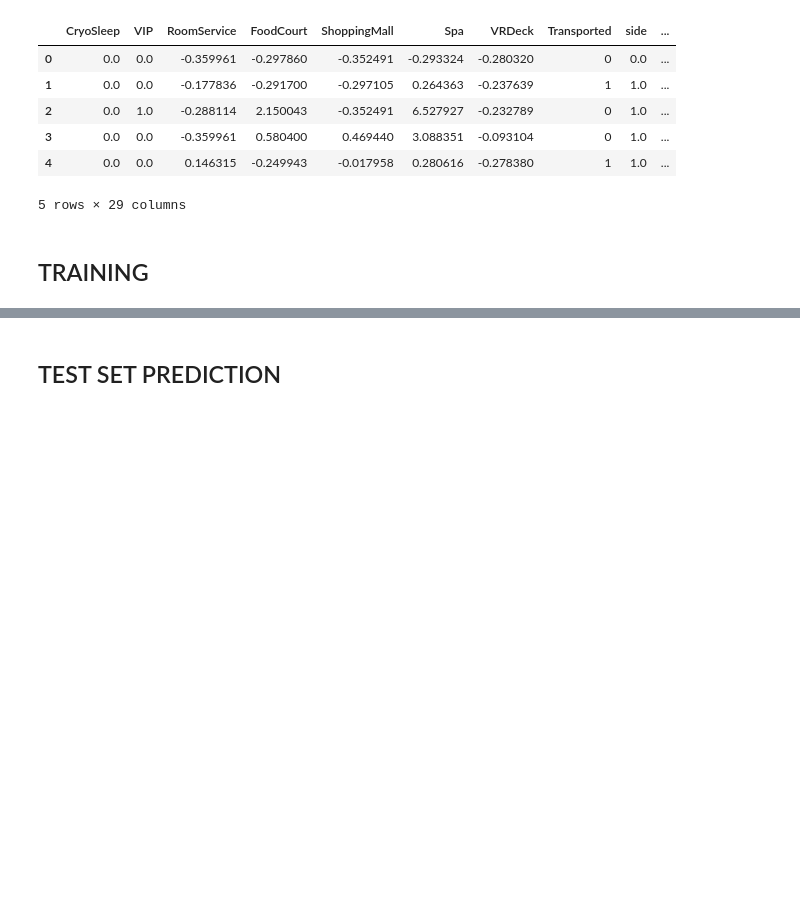
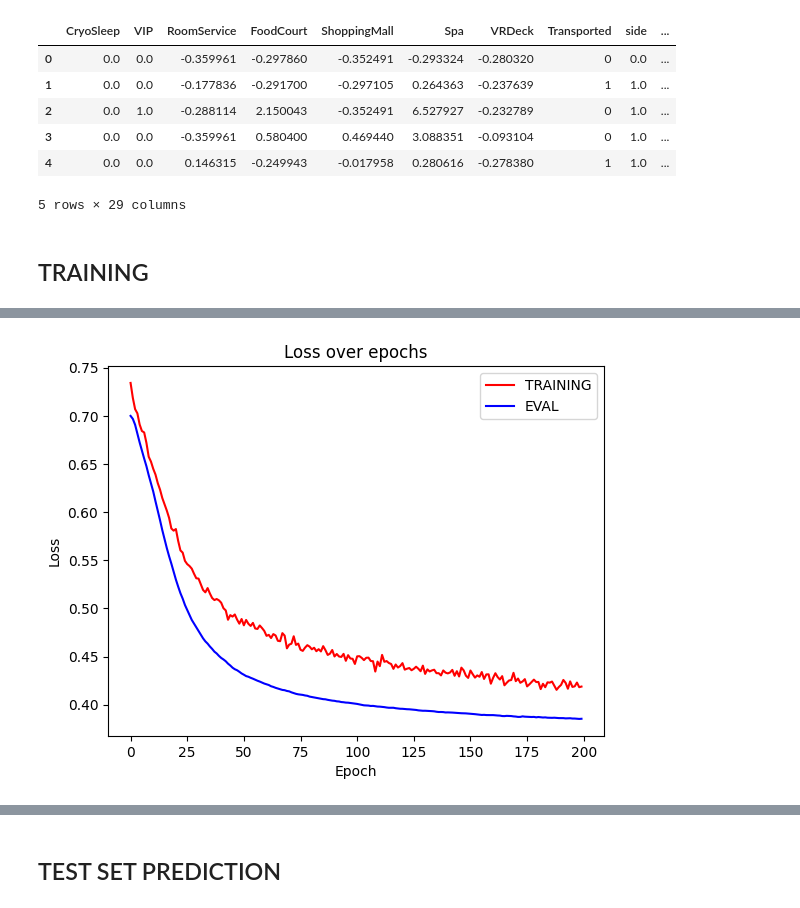
Before and after one commit to marcodavidg/Spaceship-Titanic, a Jupyter notebook: spaceship-with-pytorch-model.ipynb, the cells around one changed output, grey strips where cells are left out. Saved outputs shown, nothing was run; the diff lists cells and outputs as text; code cells hidden in the pictures; blank space fills up the shorter version.

Commit message:
Kaggle Notebook | Spaceship with Pytorch model | ~80% Accuracy

```diff
--- a/spaceship-with-pytorch-model.ipynb
+++ b/spaceship-with-pytorch-model.ipynb
@@ -242,9 +262,9 @@ train_df.head()
 # %%
 def impute_numeric_cols(df, columns):
 
-    for col in columns:
-
-        df[col].fillna(df[col].median(), inplace=True)
+    for column in columns:
+        col = df[column]
+        col.fillna(col.median(), inplace=True)
 
     return df
 # %%
@@ -506,16 +513,16 @@ class SimpleBinaryClassifier(nn.Module):
 model = SimpleBinaryClassifier(X_train.shape[1])
 criterion = nn.BCELoss()  # Binary Cross-Entropy Loss
 optimizer = optim.Adam(model.parameters(), lr=0.0001)  # Adjust optimizer and learning rate
-num_epochs = 1500
+num_epochs = 2000
 # %%
+loss_train_values = []
+loss_val_values = []
 for epoch in range(num_epochs):
     model.train()  # Set the model in training mode
     optimizer.zero_grad()  # Zero the gradient buffers
 
     # Forward pass
     outputs = model(torch.tensor(X_train.values, dtype=torch.float32))
-#     print(outputs>1)
-#     print()
     loss = criterion(outputs, torch.tensor(y_train.values, dtype=torch.float32).view(-1, 1))
 
     # Backpropagation and optimization
@@ -523,5 +530,17 @@ for epoch in range(num_epochs):
     optimizer.step()
 
     if epoch % 10 == 0:
-        print(f'Epoch [{epoch + 1}/{num_epochs}], Loss: {loss.item()}')
+        model.eval()  # Set the model in evaluation mode
+        with torch.no_grad():
+            val_outputs = model(torch.tensor(X_test.values, dtype=torch.float32))
+
+            # Clamp the validation output to be between 0 and 1
+            val_outputs = torch.clamp(val_outputs, 0, 1)
+
+            val_loss = criterion(val_outputs, torch.tensor(y_test.values, dtype=torch.float32).view(-1, 1))
+
+        print(f'Epoch [{epoch + 1}/{num_epochs}], Loss_train: {loss.item()}, Loss_val: {val_loss.item()}')
+
+        loss_train_values.append(loss.item())
+        loss_val_values.append(val_loss.item())
 # %% [output]
@@ -560,3 +564,15 @@ from sklearn.metrics import accuracy_score
+# %%
+plt.plot(loss_train_values, label='TRAINING', color='red')
+plt.plot(loss_val_values, label='EVAL', color='blue')
+
+
+plt.xlabel('Epoch')
+plt.ylabel('Loss')
+plt.title('Loss over epochs')
+plt.legend()
+plt.show()
+# %% [output]
+[figure, added]
 # %%
 # Define a prediction threshold (e.g., 0.5 for a binary classification threshold)
 threshold = 0.5
```
Also changed, not shown: parts of 25 cells of this notebook.
